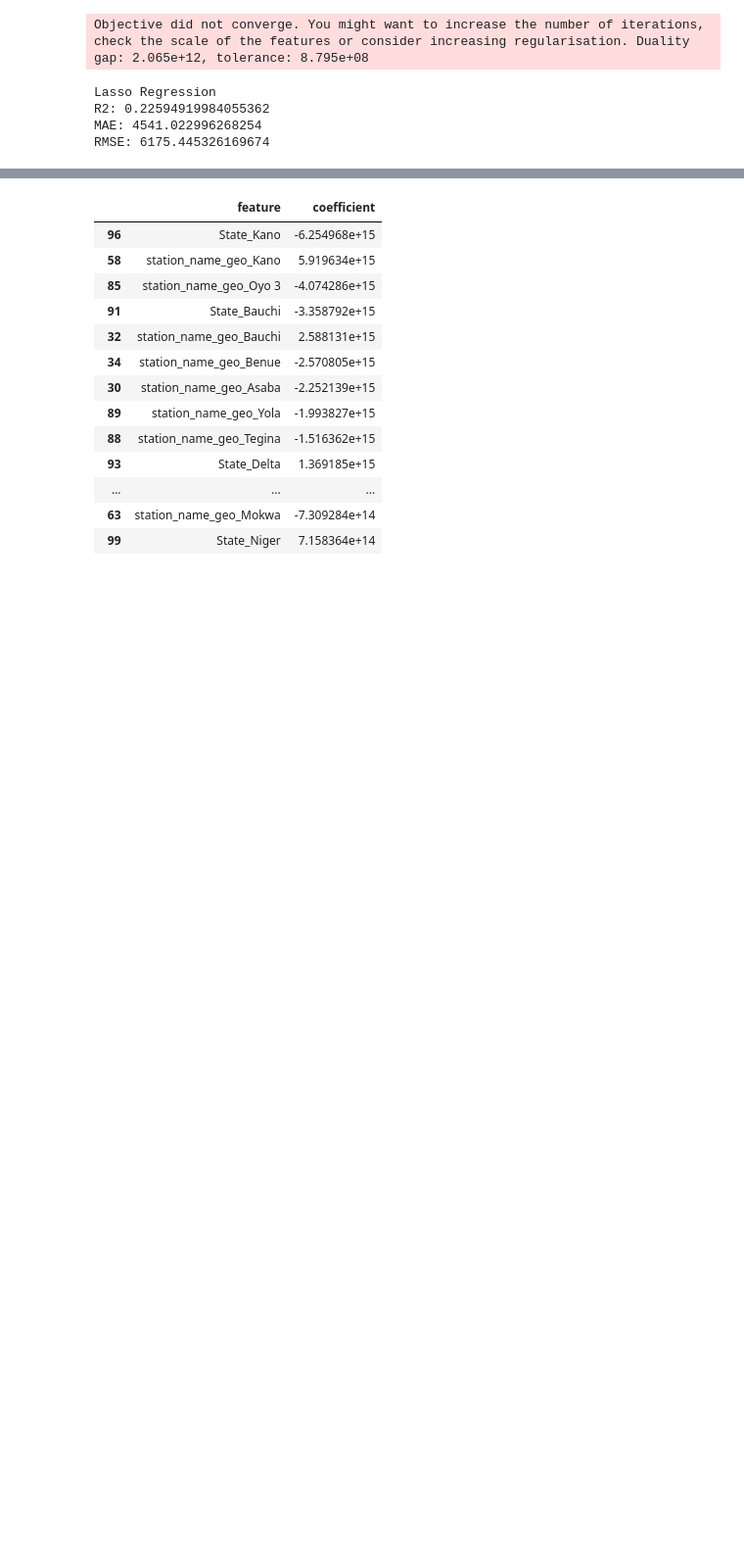
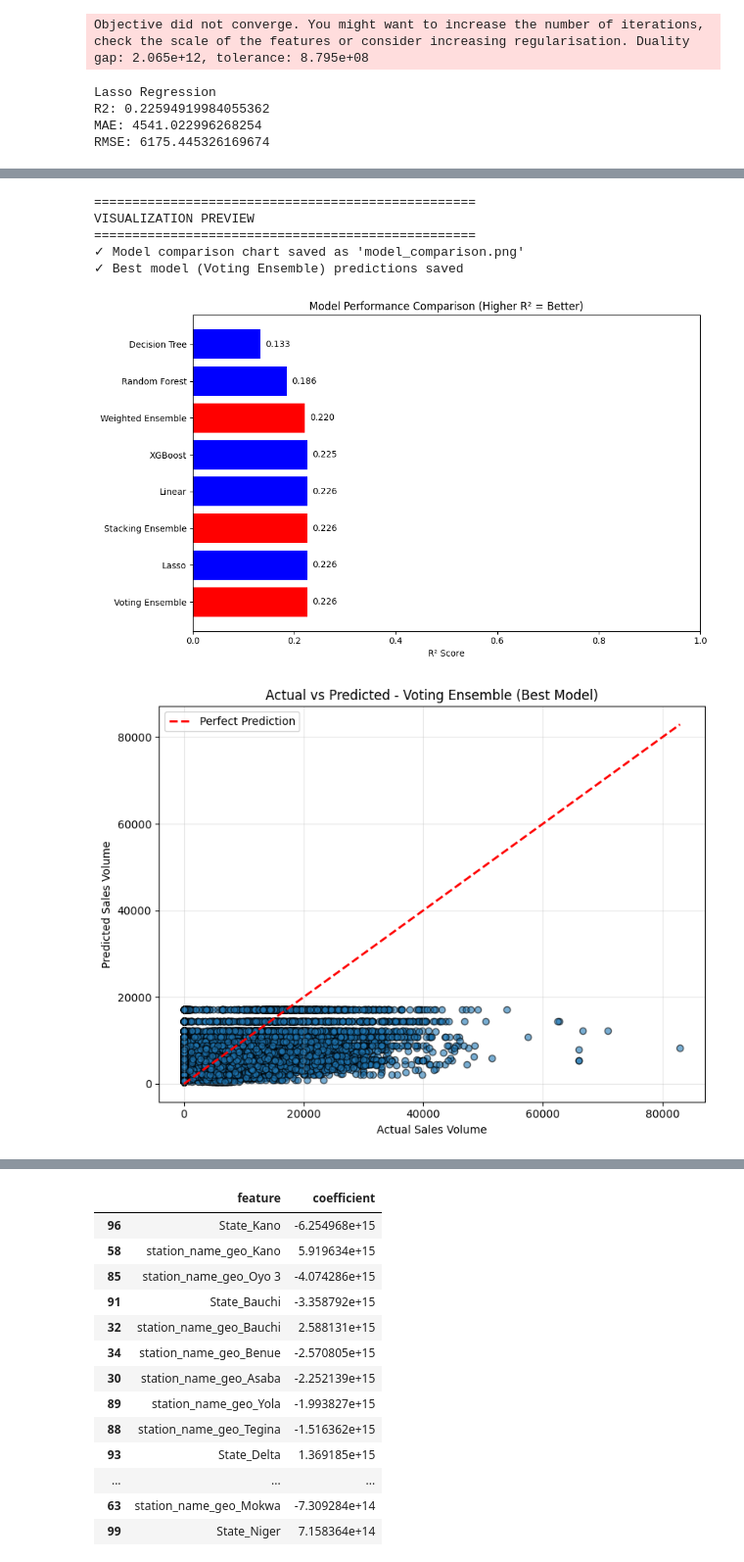
Before and after one commit to adefemiadeh/road_network, a Jupyter notebook: app.ipynb, the cells around one changed output, grey strips where cells are left out. Shown at 98% size. Drawn from its saved outputs; the diff is of its cells as text; code cells hidden in the pictures; blank space fills up the shorter version.

Commit message:
Ensemble methods added as well as visualizations

```diff
--- a/app.ipynb
+++ b/app.ipynb
@@ -149,0 +163,6 @@ gdf_clean.head()
+# %%
+import geopandas as gpd
+
+gdf = gpd.read_file("final_output.geojson")
+df_clean=gdf.copy()
+df_clean.head(5)
@@ -150,7 +176,7 @@ gdf_clean.head()
 # %%
 # Target & Features
 y = df_clean["sales_volume"]
-X = df_clean.drop(columns=["sales_volume"])
+X = df_clean.drop(columns=["sales_volume","geometry"])
 # %%
 # Separate Numeric & Categorical
 numeric_cols = X.select_dtypes(include=["int64", "float64"]).columns
@@ -271,0 +635,68 @@ RMSE: 6175.445326169674
+# %%
+# ==================== VISUALIZATION (Optional) ====================
+print("\n" + "=" * 50)
+print("VISUALIZATION PREVIEW")
+print("=" * 50)
+
+# You can add matplotlib/plotly visualizations here
+import matplotlib.pyplot as plt
+import plotly.express as px
+
+# 1. R² Comparison Bar Chart
+fig1, ax1 = plt.subplots(figsize=(10, 6))
+models_list = comparison_df['Model']
+r2_scores_list = comparison_df['R²']
+colors = ['red' if 'Ensemble' in str(model) else 'blue' for model in models_list]
+
+bars = ax1.barh(models_list, r2_scores_list, color=colors)
+ax1.set_xlabel('R² Score')
+ax1.set_title('Model Performance Comparison (Higher R² = Better)')
+ax1.set_xlim([0, 1])
+
+# Add value labels
+for bar in bars:
+    width = bar.get_width()
+    ax1.text(width + 0.01, bar.get_y() + bar.get_height()/2,
+             f'{width:.3f}', ha='left', va='center')
+
+plt.tight_layout()
+plt.savefig('model_comparison.png', dpi=300, bbox_inches='tight')
+print("✓ Model comparison chart saved as 'model_comparison.png'")
+
+# 2. Actual vs Predicted for best model
+best_model_name = comparison_df.iloc[0]['Model']
+best_predictions = {
+    'Linear': y_pred_lr,
+    'Lasso': y_pred_lasso,
+    'Decision Tree': y_pred_dt,
+    'Random Forest': y_pred_rf,
+    'XGBoost': y_pred_xgb,
+    'Voting Ensemble': y_pred_voting,
+    'Stacking Ensemble': y_pred_stacking,
+    'Weighted Ensemble': y_pred_weighted
+}
+
+y_pred_best = best_predictions[best_model_name]
+
+fig2, ax2 = plt.subplots(figsize=(8, 6))
+ax2.scatter(y_test, y_pred_best, alpha=0.6, edgecolors='k')
+ax2.plot([y_test.min(), y_test.max()], [y_test.min(), y_test.max()],
+         'r--', lw=2, label='Perfect Prediction')
+ax2.set_xlabel('Actual Sales Volume')
+ax2.set_ylabel('Predicted Sales Volume')
+ax2.set_title(f'Actual vs Predicted - {best_model_name} (Best Model)')
+ax2.legend()
+ax2.grid(True, alpha=0.3)
+
+plt.tight_layout()
+plt.savefig(f'best_model_predictions_{best_model_name.replace(" ", "_")}.png',
+            dpi=300, bbox_inches='tight')
+print(f"✓ Best model ({best_model_name}) predictions saved")
+# %% [output]
+==================================================
+VISUALIZATION PREVIEW
+==================================================
+✓ Model comparison chart saved as 'model_comparison.png'
+✓ Best model (Voting Ensemble) predictions saved
+[figure, added]
+[figure, added]
```
Also changed, not shown: parts of 20 cells of this notebook.
